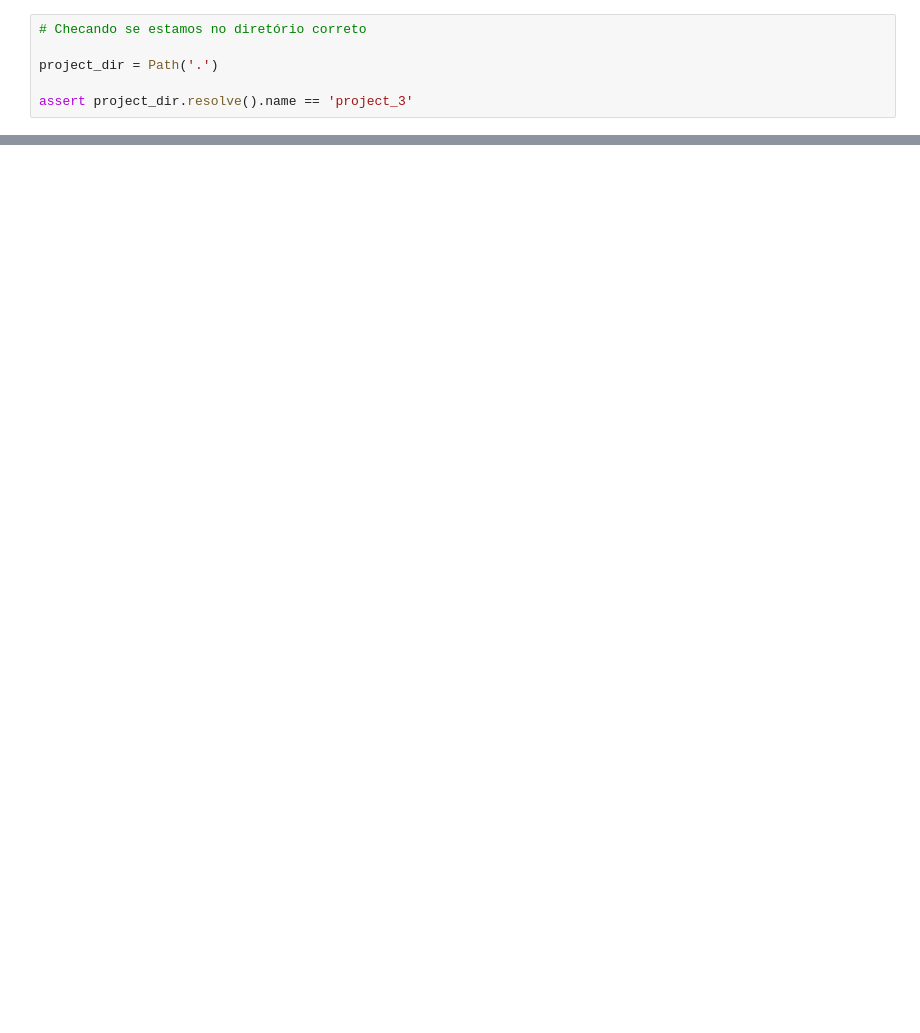
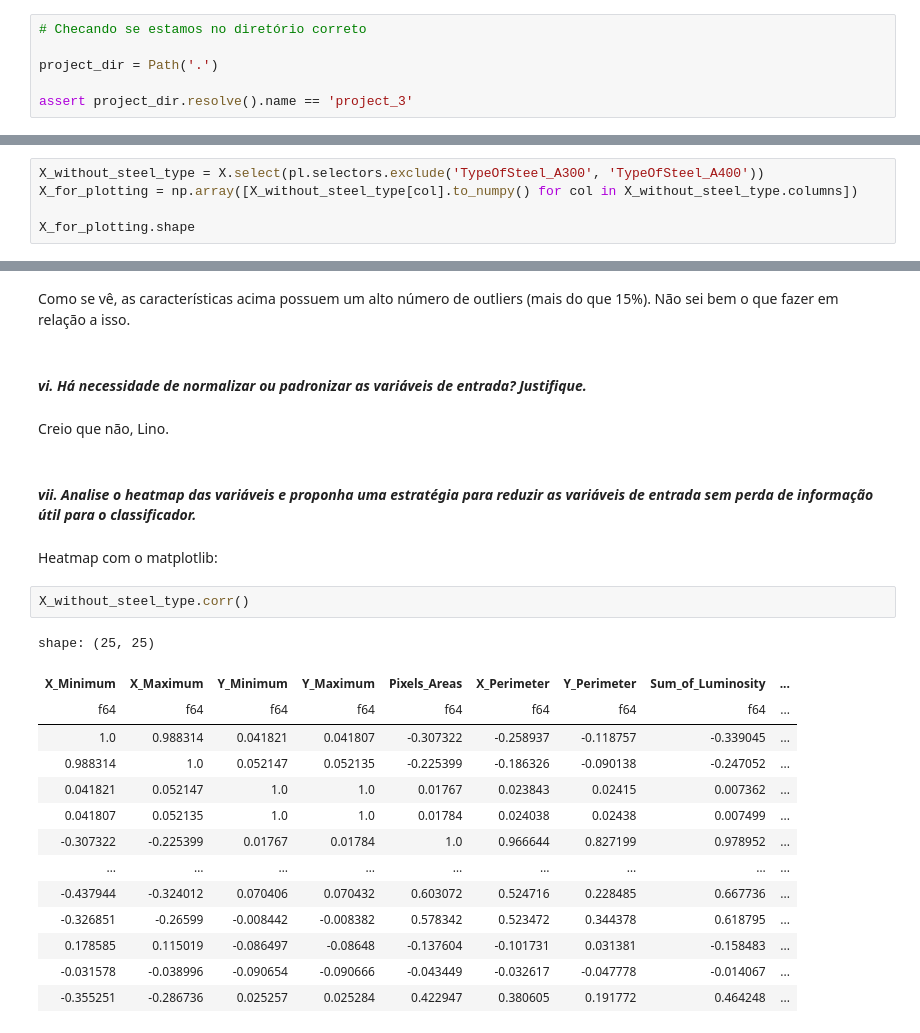
Before and after one commit to fbaltor/et-287, a Jupyter notebook: project_3/project_3.ipynb, the cells around one changed output, grey strips where cells are left out. Drawn from its saved outputs; the diff is of its cells as text; blank space fills up the shorter version.

```diff
--- a/project_3/project_3.ipynb
+++ b/project_3/project_3.ipynb
@@ -71,0 +240,5 @@ Data already exists
+# %%
+X_without_steel_type = X.select(pl.selectors.exclude('TypeOfSteel_A300', 'TypeOfSteel_A400'))
+X_for_plotting = np.array([X_without_steel_type[col].to_numpy() for col in X_without_steel_type.columns])
+
+X_for_plotting.shape
@@ -71,0 +363,27 @@ Data already exists
+# %% [markdown]
+Como se vê, as características acima possuem um alto número de outliers (mais do que 15%). Não sei bem o que fazer em relação a isso.
+# %% [markdown]
+#### _vi. Há necessidade de normalizar ou padronizar as variáveis de entrada? Justifique._
+# %% [markdown]
+Creio que não, Lino.
+# %% [markdown]
+#### _vii. Analise o heatmap das variáveis e proponha uma estratégia para reduzir as variáveis de entrada sem perda de informação útil para o classificador._
+# %% [markdown]
+Heatmap com o matplotlib:
+# %%
+X_without_steel_type.corr()
+# %% [output]
+shape: (25, 25)
+| X_Minimum | X_Maximum | Y_Minimum | Y_Maximum | Pixels_Areas | X_Perimeter | Y_Perimeter | Sum_of_Luminosity | ... |
+| f64 | f64 | f64 | f64 | f64 | f64 | f64 | f64 | ... |
+| 1.0 | 0.988314 | 0.041821 | 0.041807 | -0.307322 | -0.258937 | -0.118757 | -0.339045 | ... |
+| 0.988314 | 1.0 | 0.052147 | 0.052135 | -0.225399 | -0.186326 | -0.090138 | -0.247052 | ... |
+| 0.041821 | 0.052147 | 1.0 | 1.0 | 0.01767 | 0.023843 | 0.02415 | 0.007362 | ... |
+| 0.041807 | 0.052135 | 1.0 | 1.0 | 0.01784 | 0.024038 | 0.02438 | 0.007499 | ... |
+| -0.307322 | -0.225399 | 0.01767 | 0.01784 | 1.0 | 0.966644 | 0.827199 | 0.978952 | ... |
+| … | … | … | … | … | … | … | … | ... |
+| -0.437944 | -0.324012 | 0.070406 | 0.070432 | 0.603072 | 0.524716 | 0.228485 | 0.667736 | ... |
+| -0.326851 | -0.26599 | -0.008442 | -0.008382 | 0.578342 | 0.523472 | 0.344378 | 0.618795 | ... |
+| 0.178585 | 0.115019 | -0.086497 | -0.08648 | -0.137604 | -0.101731 | 0.031381 | -0.158483 | ... |
+| -0.031578 | -0.038996 | -0.090654 | -0.090666 | -0.043449 | -0.032617 | -0.047778 | -0.014067 | ... |
+| -0.355251 | -0.286736 | 0.025257 | 0.025284 | 0.422947 | 0.380605 | 0.191772 | 0.464248 | ... |
```
Also changed, not shown: parts of 34 cells of this notebook.
